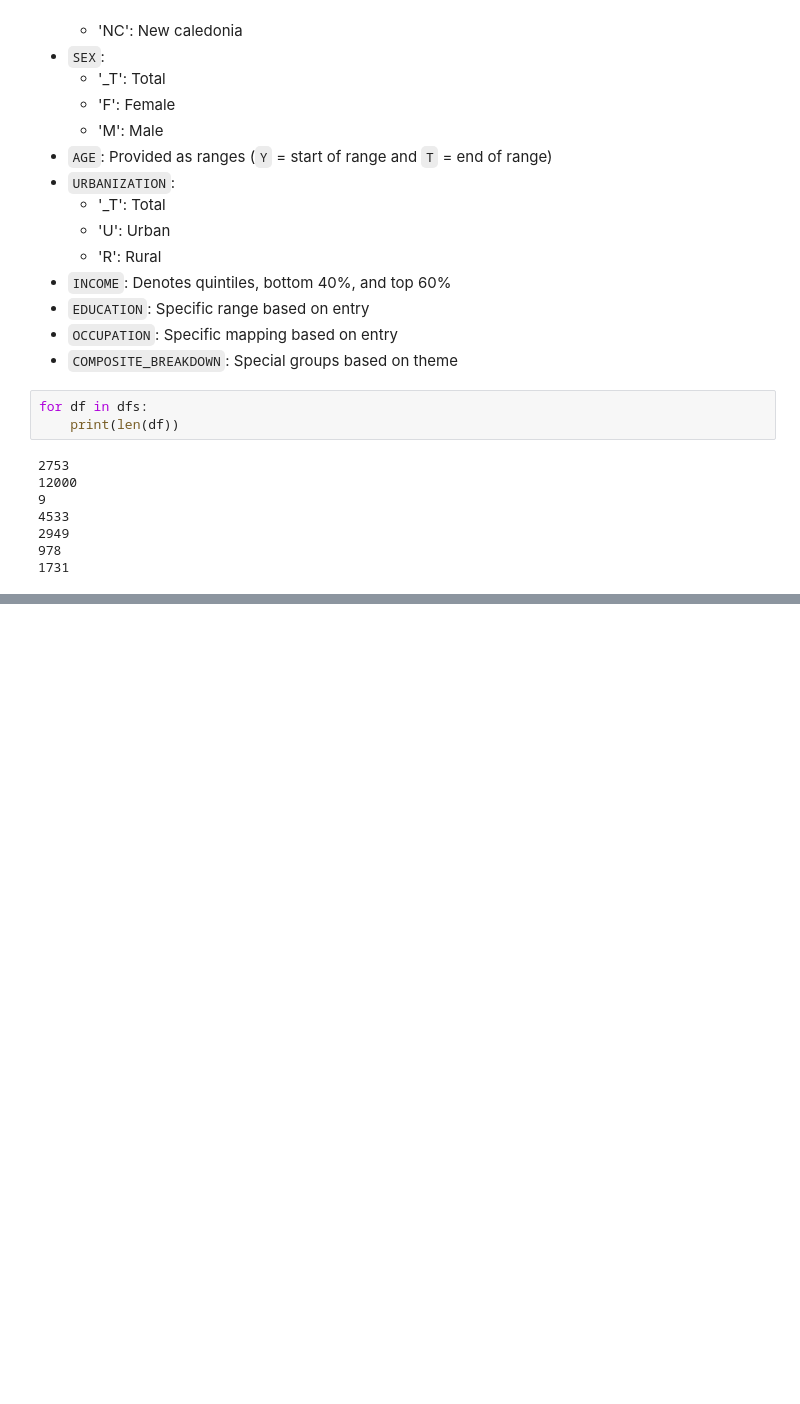
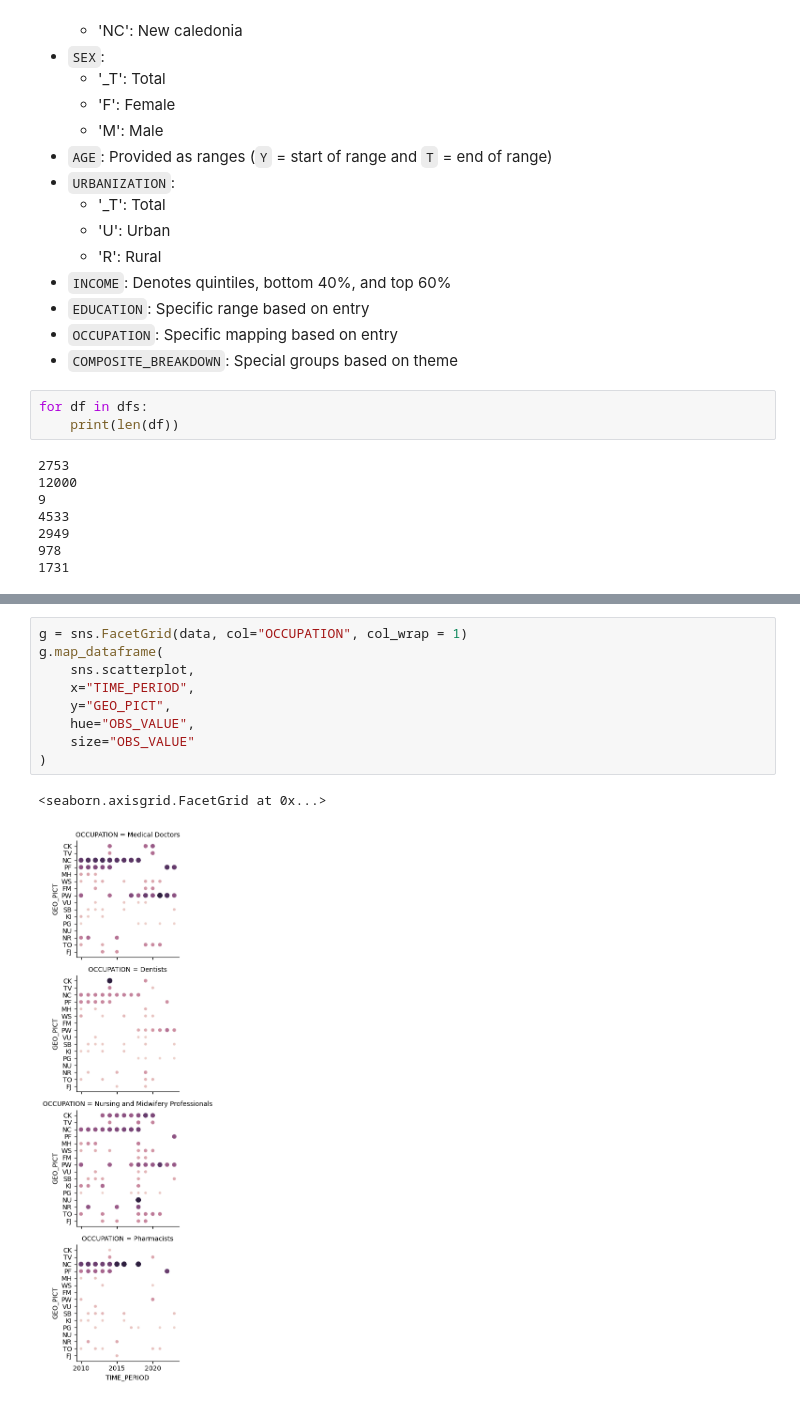
Before and after one commit to lacanlale/pacific-dataviz-2025, a Jupyter notebook: notebooks/Exploration.ipynb, the cells around one changed output, grey strips where cells are left out. Drawn from its saved outputs; the diff is of its cells as text; blank space fills up the shorter version.

```diff
--- a/notebooks/Exploration.ipynb
+++ b/notebooks/Exploration.ipynb
@@ -187,0 +298,12 @@ target_df \
+# %%
+g = sns.FacetGrid(data, col="OCCUPATION", col_wrap = 1)
+g.map_dataframe(
+    sns.scatterplot,
+    x="TIME_PERIOD",
+    y="GEO_PICT",
+    hue="OBS_VALUE",
+    size="OBS_VALUE"
+)
+# %% [output]
+<seaborn.axisgrid.FacetGrid at 0x...>
+[figure, added]
```
Also changed, not shown: parts of 12 cells of this notebook.
